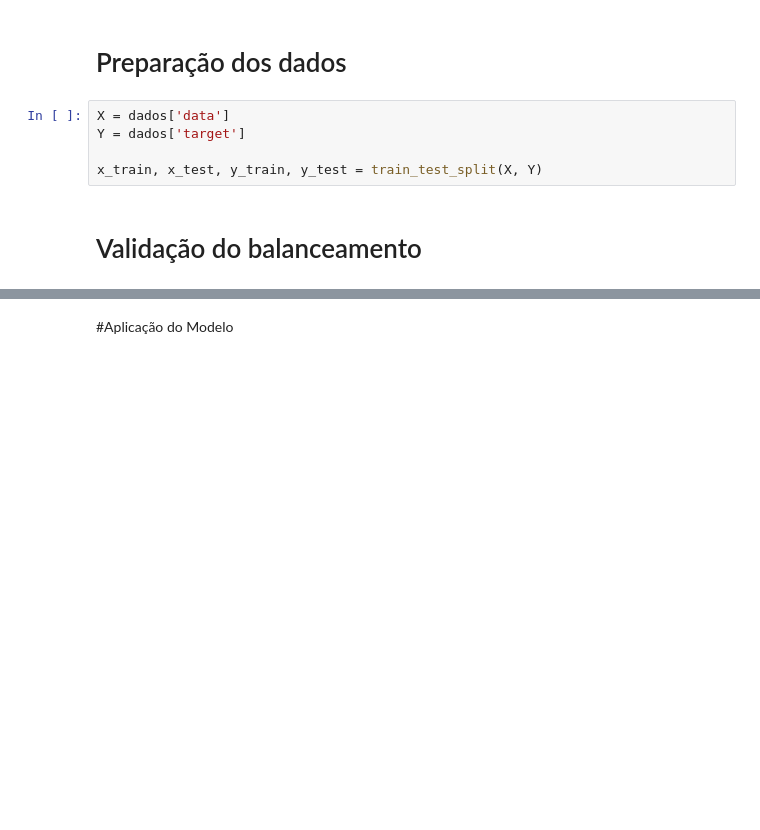
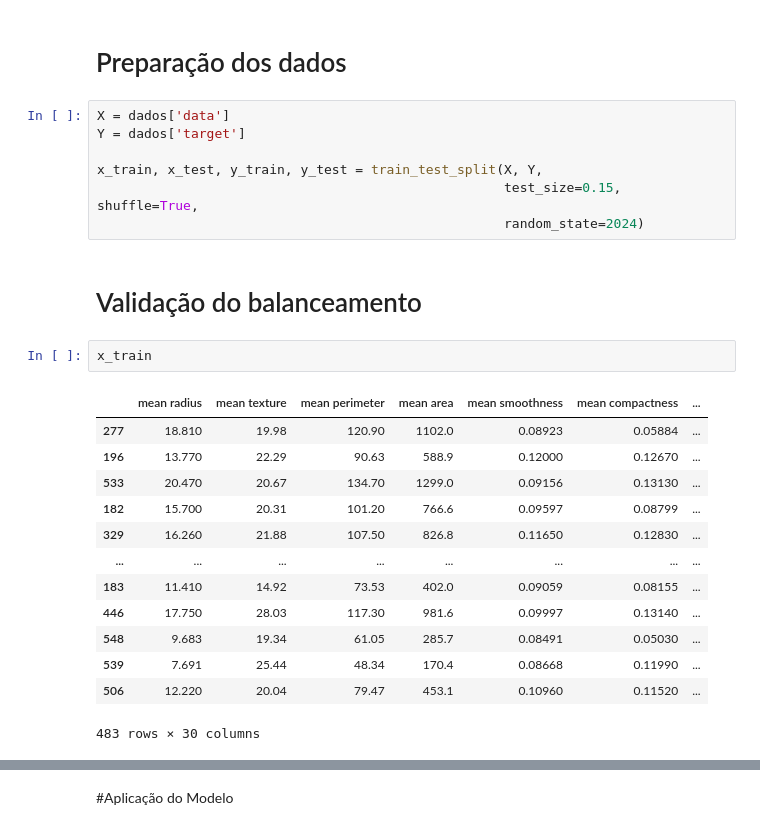
Before and after one commit to LucasPLK/Harve, a Jupyter notebook: IA_e_Machine_Learning/praticas/aula 3/Descoberta_guiada_aula_3.ipynb, the cells around one changed output, grey strips where cells are left out. Cells and saved outputs as stored; diff of their text form; blank space fills up the shorter version.

```diff
--- a/IA_e_Machine_Learning/praticas/aula 3/Descoberta_guiada_aula_3.ipynb
+++ b/IA_e_Machine_Learning/praticas/aula 3/Descoberta_guiada_aula_3.ipynb
@@ -23,9 +24,27 @@ dados = load_breast_cancer(as_frame=True)
 X = dados['data']
 Y = dados['target']
 
-x_train, x_test, y_train, y_test = train_test_split(X, Y)
+x_train, x_test, y_train, y_test = train_test_split(X, Y,
+                                                    test_size=0.15, shuffle=True,
+                                                    random_state=2024)
 # %% [markdown]
 # Validação do balanceamento
+# %%
+x_train
+# %% [output]
+|  | mean radius | mean texture | mean perimeter | mean area | mean smoothness | mean compactness | ... |
+| 277 | 18.810 | 19.98 | 120.90 | 1102.0 | 0.08923 | 0.05884 | ... |
+| 196 | 13.770 | 22.29 | 90.63 | 588.9 | 0.12000 | 0.12670 | ... |
+| 533 | 20.470 | 20.67 | 134.70 | 1299.0 | 0.09156 | 0.13130 | ... |
+| 182 | 15.700 | 20.31 | 101.20 | 766.6 | 0.09597 | 0.08799 | ... |
+| 329 | 16.260 | 21.88 | 107.50 | 826.8 | 0.11650 | 0.12830 | ... |
+| ... | ... | ... | ... | ... | ... | ... | ... |
+| 183 | 11.410 | 14.92 | 73.53 | 402.0 | 0.09059 | 0.08155 | ... |
+| 446 | 17.750 | 28.03 | 117.30 | 981.6 | 0.09997 | 0.13140 | ... |
+| 548 | 9.683 | 19.34 | 61.05 | 285.7 | 0.08491 | 0.05030 | ... |
+| 539 | 7.691 | 25.44 | 48.34 | 170.4 | 0.08668 | 0.11990 | ... |
+| 506 | 12.220 | 20.04 | 79.47 | 453.1 | 0.10960 | 0.11520 | ... |
+483 rows × 30 columns
 # %%
 sns.set(style="darkgrid")
 ax = sns.countplot(x=y_train)
```
Also changed, not shown: parts of 10 cells of this notebook.
